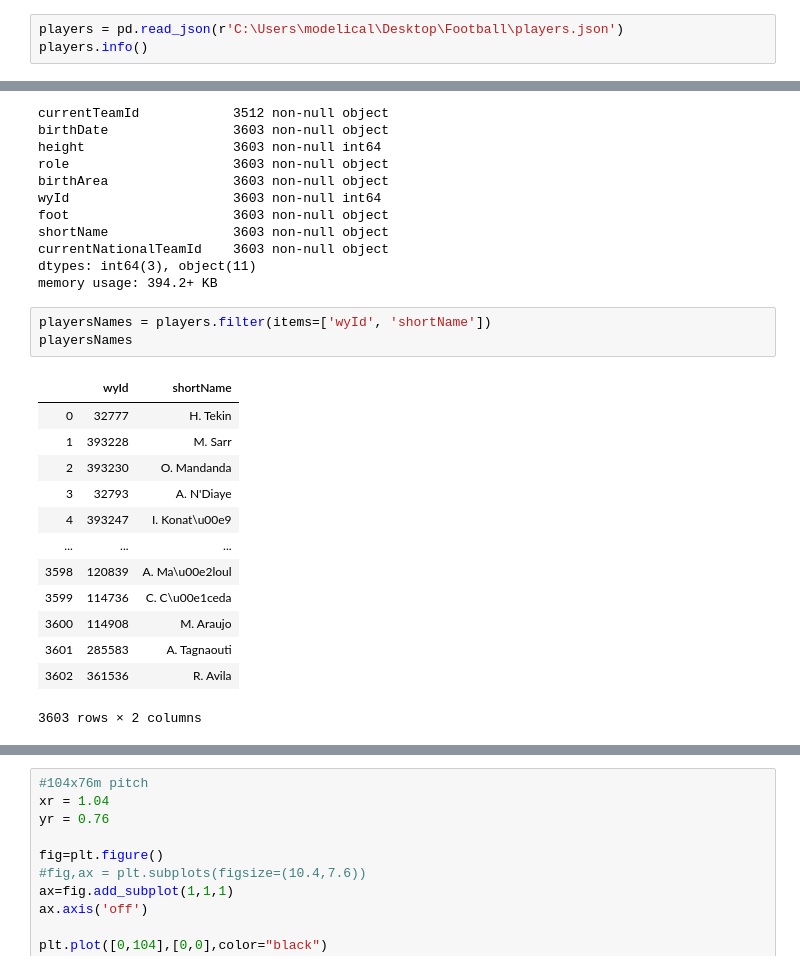
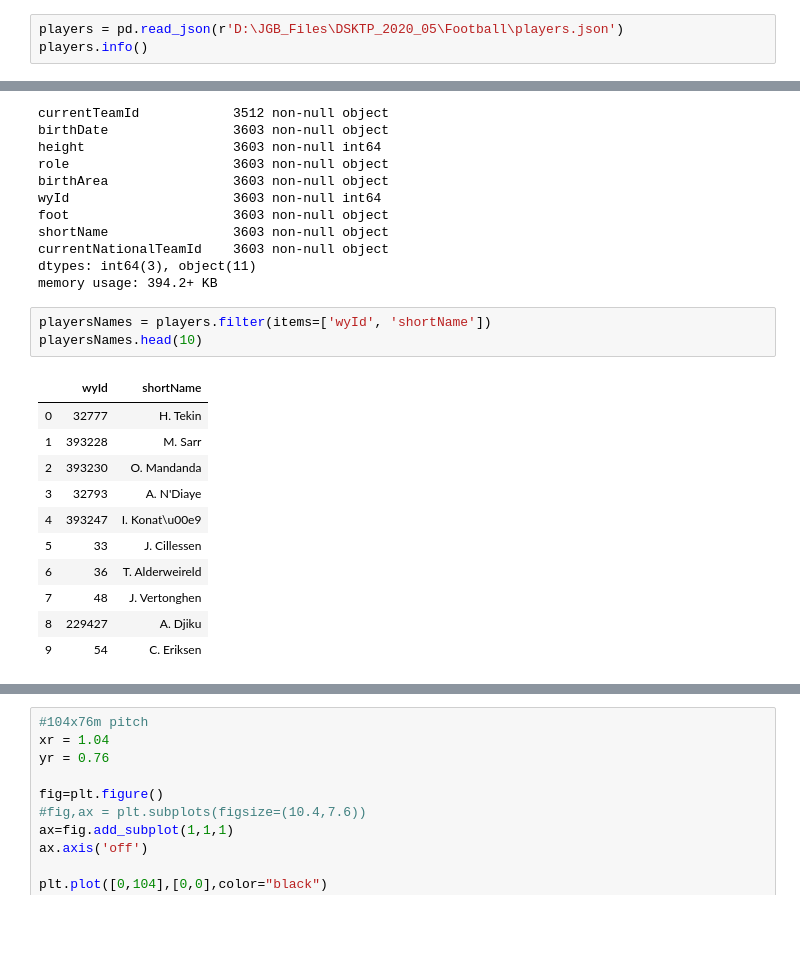
Before and after one commit to tifusisito/AnalisisFutbol, a Jupyter notebook: Cavani.ipynb, the cells around one changed output, grey strips where cells are left out. Cells and saved outputs as stored; diff of their text form; blank space fills up the shorter version.

```diff
--- a/Cavani.ipynb
+++ b/Cavani.ipynb
@@ -43,7 +43,7 @@ IdUruguay = 15670
                                                   area      type
 119  {'name': 'Uruguay', 'id': 858, 'alpha3code': '...  national
 # %%
-players = pd.read_json(r'C:\Users\modelical\Desktop\Football\players.json')
+players = pd.read_json(r'D:\JGB_Files\DSKTP_2020_05\Football\players.json')
 players.info()
 # %% [output]
 <class 'pandas.core.frame.DataFrame'>
@@ -67,19 +67,17 @@ dtypes: int64(3), object(11)
 memory usage: 394.2+ KB
 # %%
 playersNames = players.filter(items=['wyId', 'shortName'])
-playersNames
+playersNames.head(10)
 # %% [output]
 |  | wyId | shortName |
 | 0 | 32777 | H. Tekin |
 | 1 | 393228 | M. Sarr |
 | 2 | 393230 | O. Mandanda |
 | 3 | 32793 | A. N'Diaye |
 | 4 | 393247 | I. Konat\u00e9 |
-| ... | ... | ... |
-| 3598 | 120839 | A. Ma\u00e2loul |
-| 3599 | 114736 | C. C\u00e1ceda |
-| 3600 | 114908 | M. Araujo |
-| 3601 | 285583 | A. Tagnaouti |
-| 3602 | 361536 | R. Avila |
+| 5 | 33 | J. Cillessen |
+| 6 | 36 | T. Alderweireld |
+| 7 | 48 | J. Vertonghen |
+| 8 | 229427 | A. Djiku |
+| 9 | 54 | C. Eriksen |
-3603 rows × 2 columns
 # %%
```
Also changed, not shown: parts of 5 cells of this notebook, 1 other file.
